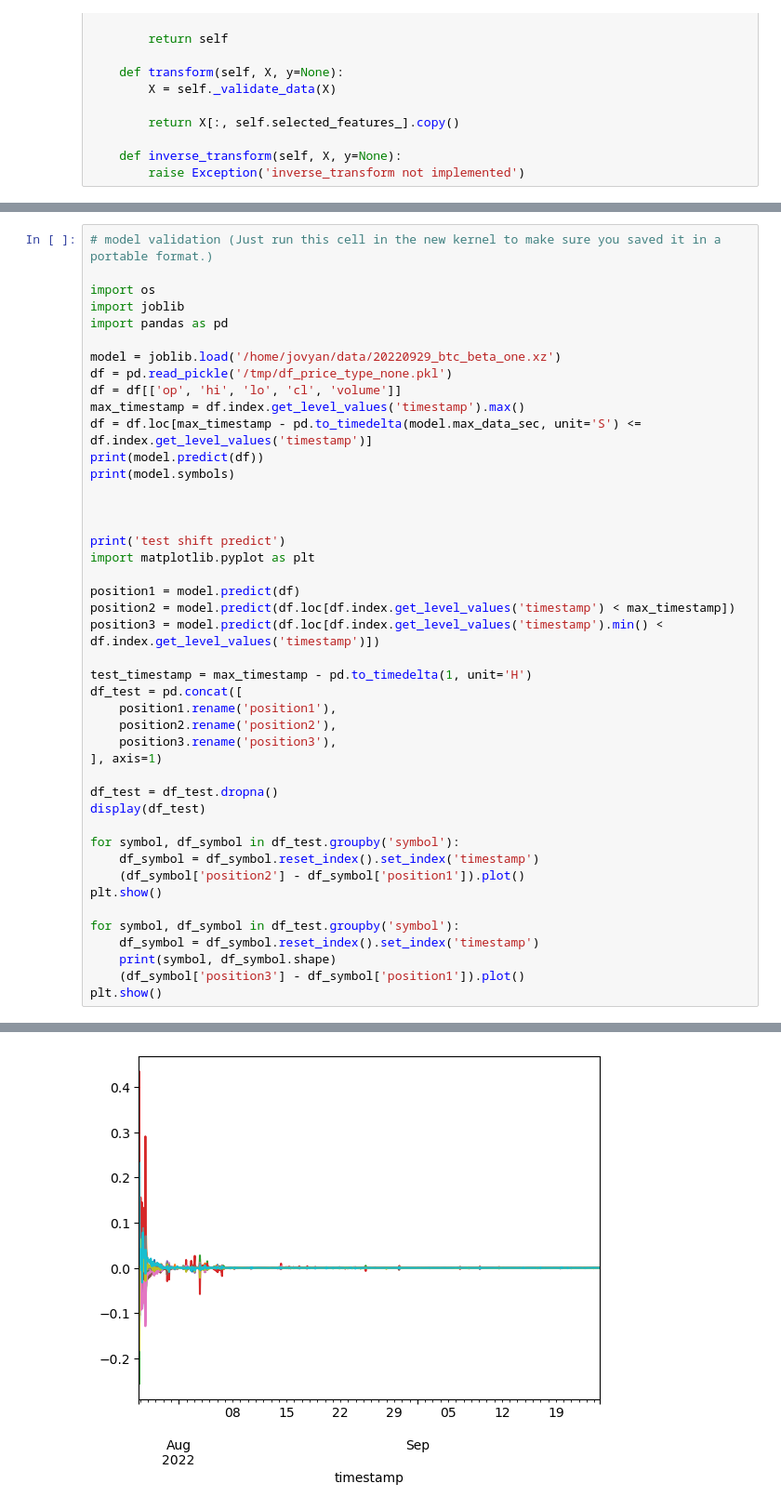
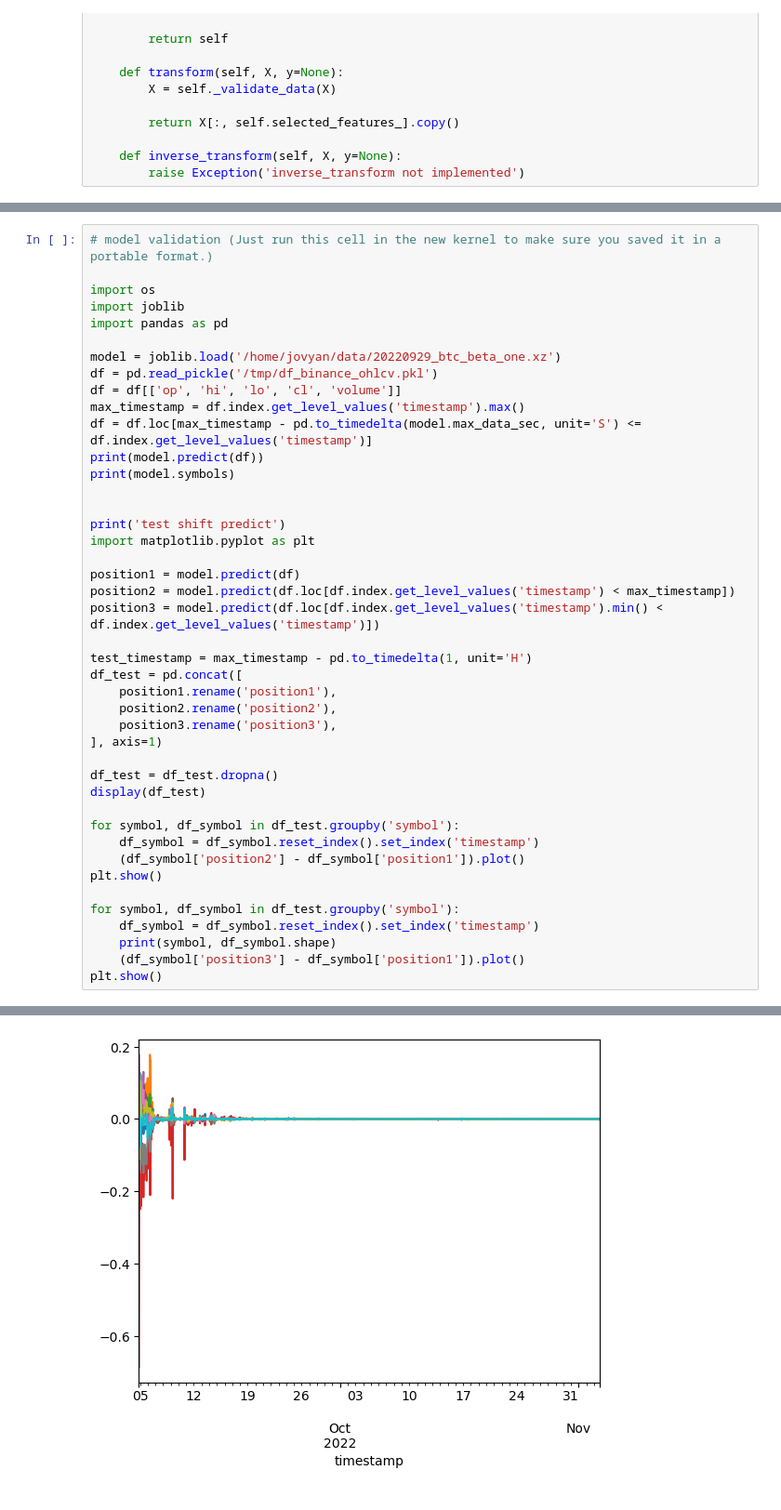
Before and after one commit to richmanbtc/alphapool-model, a Jupyter notebook: notebooks/20220929_btc_beta_one.ipynb, the cells around one changed output, grey strips where cells are left out. Shown at 93% size. Saved outputs shown, nothing was run; the diff lists cells and outputs as text.

```diff
--- a/notebooks/20220929_btc_beta_one.ipynb
+++ b/notebooks/20220929_btc_beta_one.ipynb
@@ -637,13 +692,12 @@ import joblib
 import pandas as pd
 
 model = joblib.load('/home/jovyan/data/20220929_btc_beta_one.xz')
-df = pd.read_pickle('/tmp/df_price_type_none.pkl')
+df = pd.read_pickle('/tmp/df_binance_ohlcv.pkl')
 df = df[['op', 'hi', 'lo', 'cl', 'volume']]
 max_timestamp = df.index.get_level_values('timestamp').max()
 df = df.loc[max_timestamp - pd.to_timedelta(model.max_data_sec, unit='S') <= df.index.get_level_values('timestamp')]
 print(model.predict(df))
 print(model.symbols)
-
 
 
 print('test shift predict')
@@ -707,11 +761,11 @@ test shift predict
 ADA (1439, 4)
 ATOM (1439, 4)
 BNB (1439, 4)
 BTC (1439, 4)
 DOT (1439, 4)
 ETH (1439, 4)
 LINK (1439, 4)
 MATIC (1439, 4)
 SOL (1439, 4)
 XRP (1439, 4)
-[figure, old version]
+[figure, new version]
```
Also changed, not shown: parts of 6 cells of this notebook, 1 other file.
